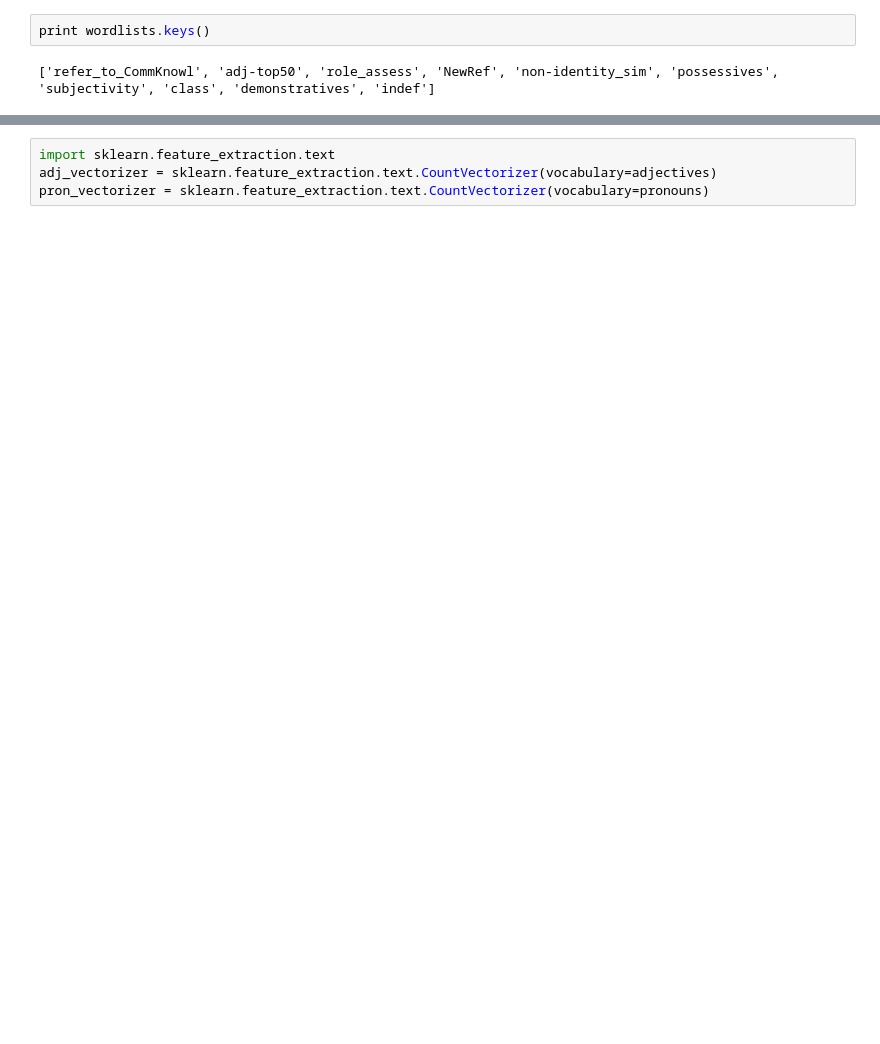
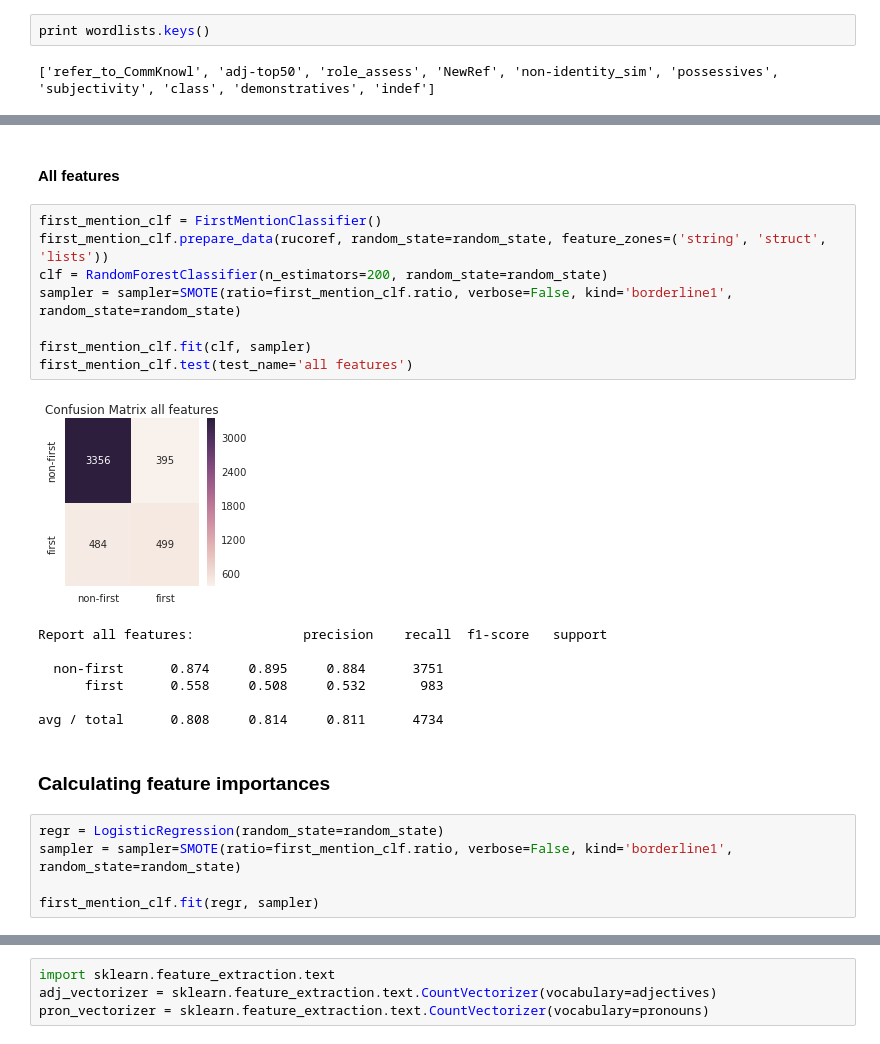
Before and after one commit to max-ionov/rucoref, a Jupyter notebook: notebooks/first-mention.ipynb, the cells around one changed output, grey strips where cells are left out. Cells and saved outputs as stored; diff of their text form; blank space fills up the shorter version.

```diff
--- a/notebooks/first-mention.ipynb
+++ b/notebooks/first-mention.ipynb
@@ -705,0 +352,25 @@ def get_features_binary_no_singletons(feature_zones=('string, struct', 'lists'))
+# %% [markdown]
+#### All features
+# %%
+first_mention_clf = FirstMentionClassifier()
+first_mention_clf.prepare_data(rucoref, random_state=random_state, feature_zones=('string', 'struct', 'lists'))
+clf = RandomForestClassifier(n_estimators=200, random_state=random_state)
+sampler = sampler=SMOTE(ratio=first_mention_clf.ratio, verbose=False, kind='borderline1', random_state=random_state)
+
+first_mention_clf.fit(clf, sampler)
+first_mention_clf.test(test_name='all features')
+# %% [output]
+[figure, added]
+Report all features:              precision    recall  f1-score   support
+
+  non-first      0.874     0.895     0.884      3751
+      first      0.558     0.508     0.532       983
+
+avg / total      0.808     0.814     0.811      4734
+# %% [markdown]
+### Calculating feature importances
+# %%
+regr = LogisticRegression(random_state=random_state)
+sampler = sampler=SMOTE(ratio=first_mention_clf.ratio, verbose=False, kind='borderline1', random_state=random_state)
+
+first_mention_clf.fit(regr, sampler)
```
Also changed, not shown: parts of 143 cells of this notebook.
